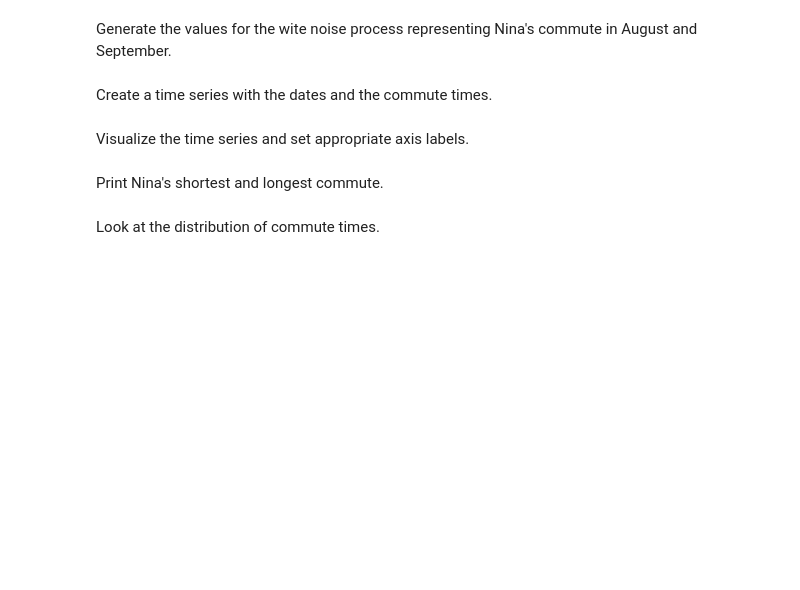
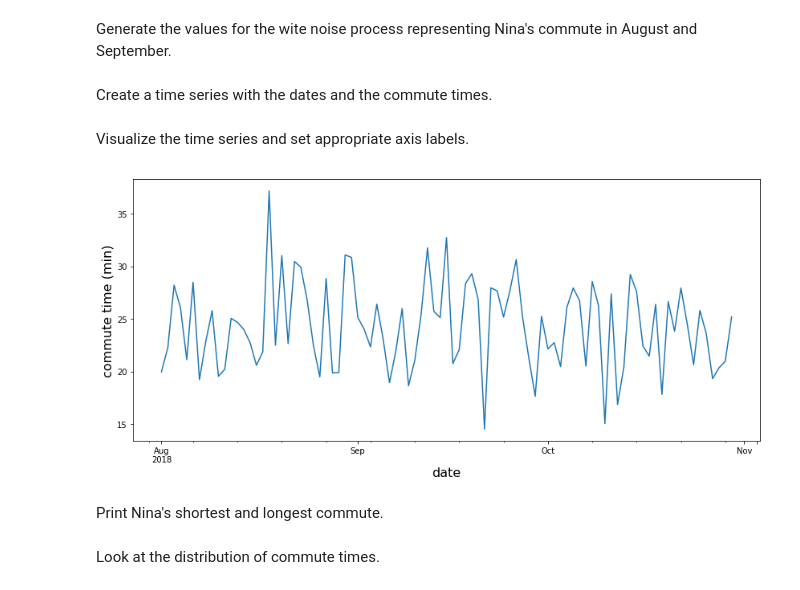
Before and after one commit to ZMBailey/dsc-3-26-03-basic-time-series-models-lab-seattle-ds-career-040119, a Jupyter notebook: index.ipynb, the cells around one changed output. Saved outputs shown, nothing was run; the diff lists cells and outputs as text; code cells hidden in the pictures; blank space fills up the shorter version.

```diff
--- a/index.ipynb
+++ b/index.ipynb
@@ -48,8 +48,10 @@ Visualize the time series and set appropriate axis labels.
 # %%
 ax = commute_series.plot(figsize=(14,6))
 ax.set_ylabel('commute time (min)', fontsize=16)
 ax.set_xlabel('date', fontsize=16)
-plt
+plt.show()
+# %% [output]
+[figure, added]
 # %% [markdown]
 Print Nina's shortest and longest commute.
 # %%
```
